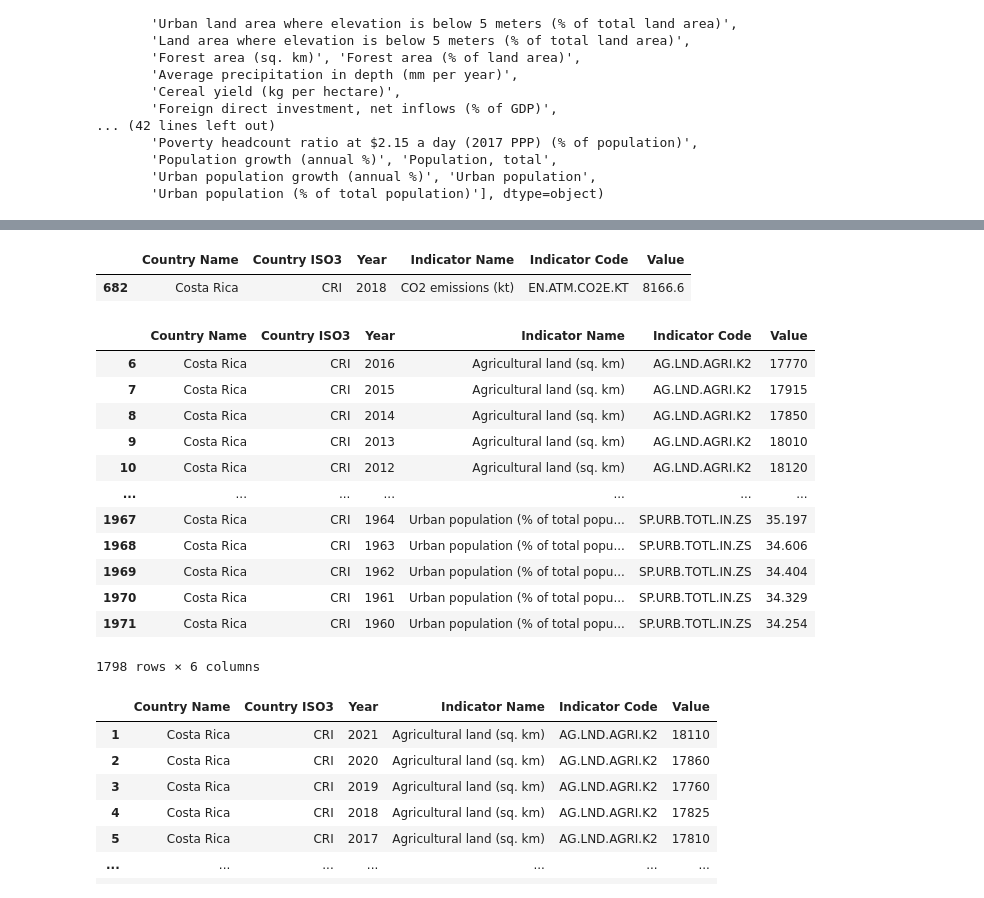
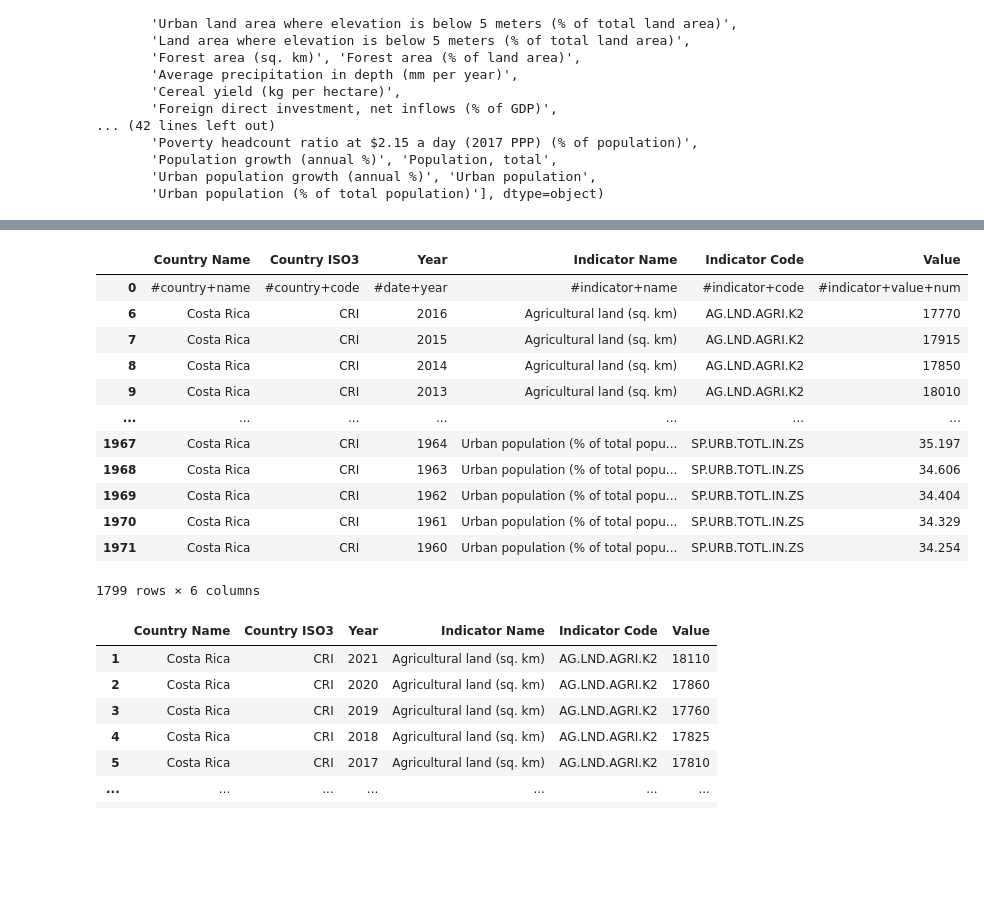
Before and after one commit to Sequro/IntroAD, a Jupyter notebook: TestCSVs.ipynb, the cells around one changed output, grey strips where cells are left out. Cells and saved outputs as stored; diff of their text form; code cells hidden in the pictures; blank space fills up the shorter version.

```diff
--- a/TestCSVs.ipynb
+++ b/TestCSVs.ipynb
@@ -75,29 +60,21 @@ datos_2019
-# %%
-# Indicador "CO2 emissions (kt)" para 2018.
-agricultural_2018 = data.loc[(data['Year'] == '2018') & (data['Indicator Name'] == "CO2 emissions (kt)")]
-agricultural_2018
-# %% [output]
-|  | Country Name | Country ISO3 | Year | Indicator Name | Indicator Code | Value |
-| 682 | Costa Rica | CRI | 2018 | CO2 emissions (kt) | EN.ATM.CO2E.KT | 8166.6 |
 # %%
 # Datos de Costa Rica antes de 2017.
-costa_rica = data.loc[(data['Country Name'] == "Costa Rica")]
-costa_rica_antes_2017 = costa_rica.loc[(costa_rica['Year'] < '2017')]
+costa_rica_antes_2017 =data.loc[(data['Year'] < '2017')]
 costa_rica_antes_2017
 # %% [output]
 |  | Country Name | Country ISO3 | Year | Indicator Name | Indicator Code | Value |
+| 0 | #country+name | #country+code | #date+year | #indicator+name | #indicator+code | #indicator+value+num |
 | 6 | Costa Rica | CRI | 2016 | Agricultural land (sq. km) | AG.LND.AGRI.K2 | 17770 |
 | 7 | Costa Rica | CRI | 2015 | Agricultural land (sq. km) | AG.LND.AGRI.K2 | 17915 |
 | 8 | Costa Rica | CRI | 2014 | Agricultural land (sq. km) | AG.LND.AGRI.K2 | 17850 |
 | 9 | Costa Rica | CRI | 2013 | Agricultural land (sq. km) | AG.LND.AGRI.K2 | 18010 |
-| 10 | Costa Rica | CRI | 2012 | Agricultural land (sq. km) | AG.LND.AGRI.K2 | 18120 |
 | ... | ... | ... | ... | ... | ... | ... |
 | 1967 | Costa Rica | CRI | 1964 | Urban population (% of total popu... | SP.URB.TOTL.IN.ZS | 35.197 |
 | 1968 | Costa Rica | CRI | 1963 | Urban population (% of total popu... | SP.URB.TOTL.IN.ZS | 34.606 |
 | 1969 | Costa Rica | CRI | 1962 | Urban population (% of total popu... | SP.URB.TOTL.IN.ZS | 34.404 |
 | 1970 | Costa Rica | CRI | 1961 | Urban population (% of total popu... | SP.URB.TOTL.IN.ZS | 34.329 |
 | 1971 | Costa Rica | CRI | 1960 | Urban population (% of total popu... | SP.URB.TOTL.IN.ZS | 34.254 |
-1798 rows × 6 columns
+1799 rows × 6 columns
 # %%
 # Datos con el indicador "Agricultural land (sq. km)".
 data_agri = data.loc[(data['Indicator Name'] == "Agricultural land (sq. km)")]
```
Also changed, not shown: parts of 8 cells of this notebook.
